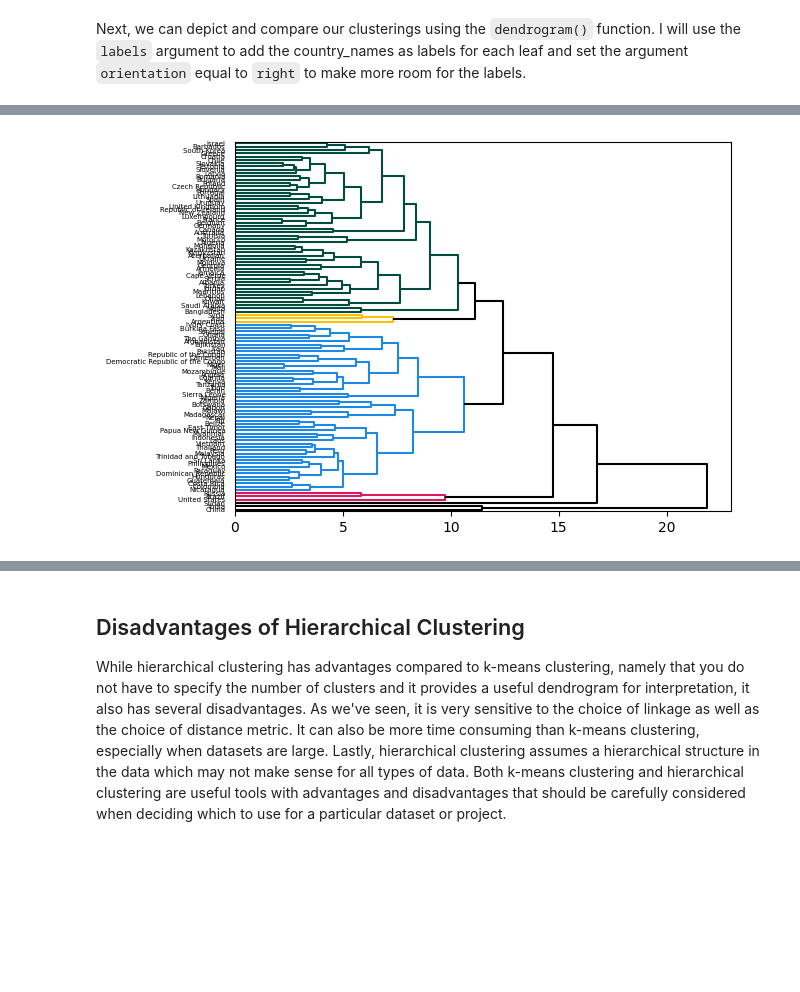
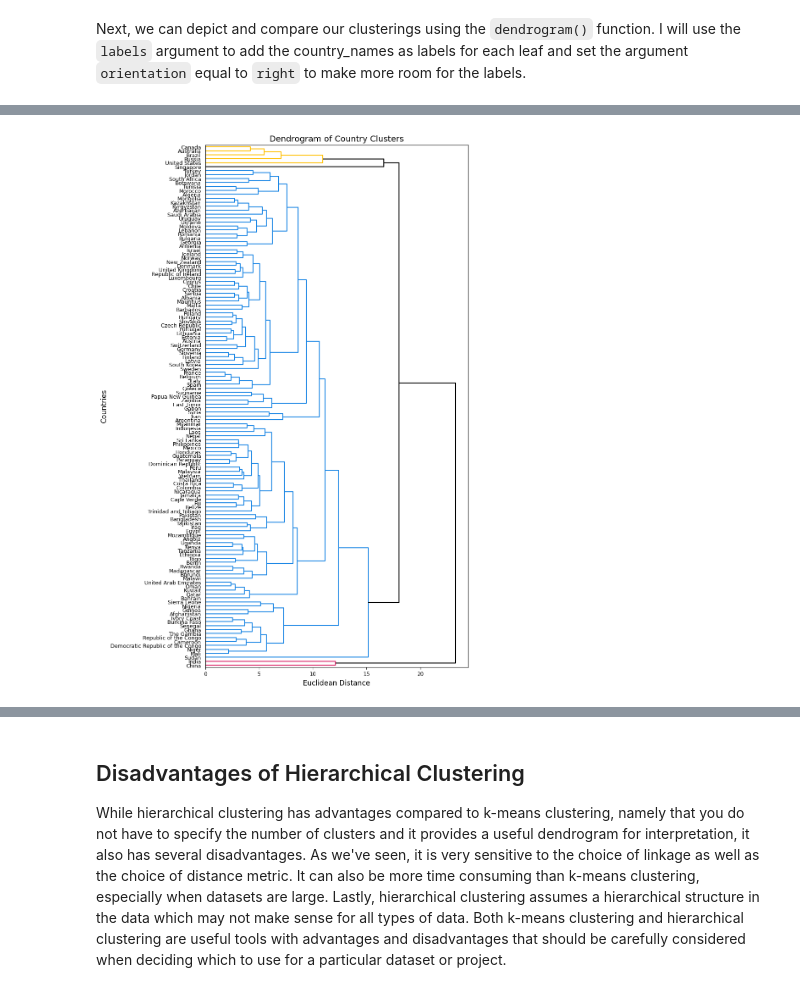
Before and after one commit to uchicago-dsi/textbook-datascience-1, a Jupyter notebook: textbook/26/4/hierarchical_example.ipynb, the cells around one changed output, grey strips where cells are left out. Saved outputs shown, nothing was run; the diff lists cells and outputs as text; code cells hidden in the pictures; blank space fills up the shorter version.

Commit message:
bigger graphs and added map

```diff
--- a/textbook/26/4/hierarchical_example.ipynb
+++ b/textbook/26/4/hierarchical_example.ipynb
@@ -223,4 +192,11 @@ dendrogram(Z_avg, labels=country_names.values, orientation='right', above_thresh
-# %%
-dendrogram(Z_comp, labels=country_names.values, orientation='right', color_threshold=11, above_threshold_color='k');
-# %% [output]
-[figure, removed]
+# %%
+plt.figure(figsize=(8, 16))
+dendrogram(Z_comp, labels=country_names.values, orientation='right', above_threshold_color='k')
+plt.xticks(fontsize=9)
+plt.yticks(fontsize=9)
+plt.ylabel('Countries', fontsize=12)
+plt.xlabel('Euclidean Distance', fontsize=12)
+plt.title('Dendrogram of Country Clusters', fontsize=14)
+plt.show();
+# %% [output]
+[figure, added]
```
Also changed, not shown: parts of 12 cells of this notebook.
